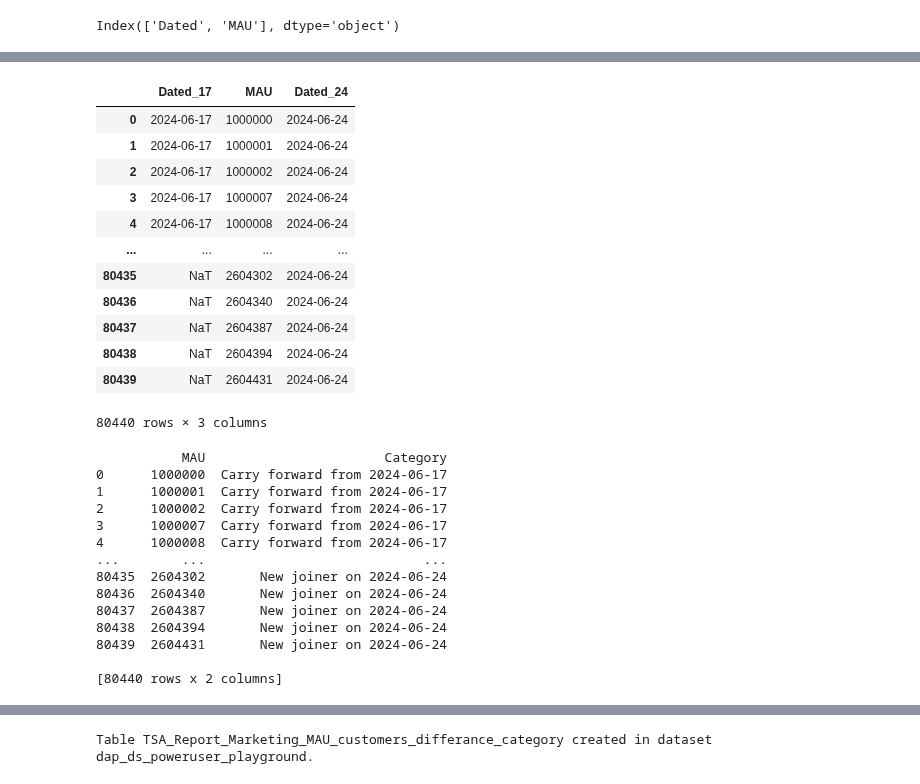
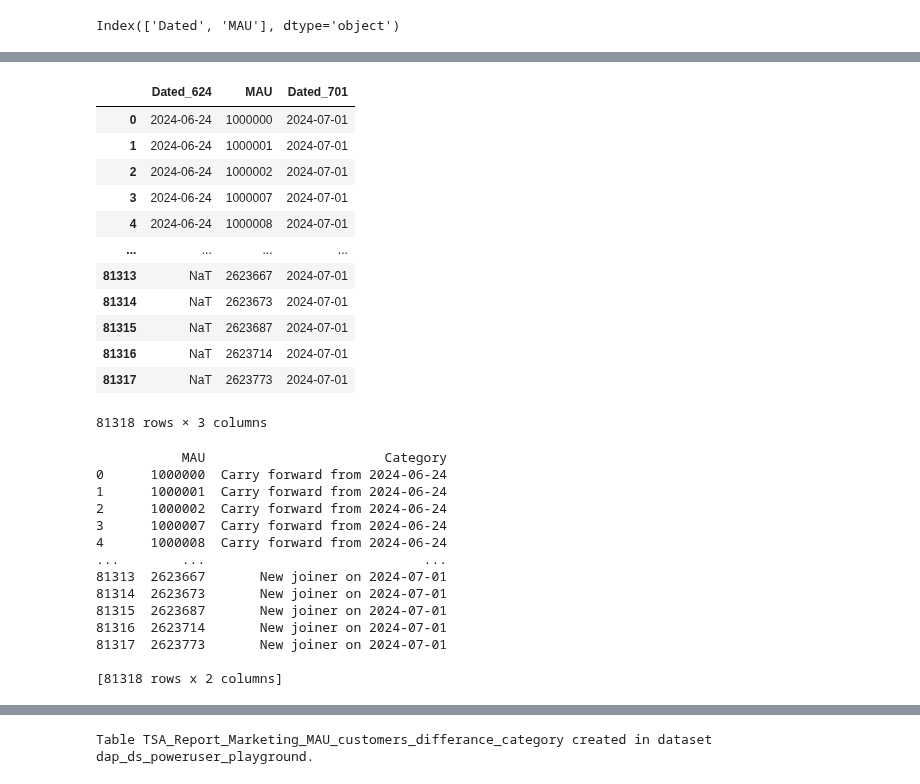
Before and after one commit to dchakroborti-tonik/MAU_MMAU_REPORT, a Jupyter notebook: TSA_REPORT_TEMPLATE_v2.ipynb, the cells around one changed output, grey strips where cells are left out. Cells and saved outputs as stored; diff of their text form; code cells hidden in the pictures.

```diff
--- a/TSA_REPORT_TEMPLATE_v2.ipynb
+++ b/TSA_REPORT_TEMPLATE_v2.ipynb
@@ -35,8 +35,8 @@ def get_week_start_dates(start_date, end_date):
         current_date += relativedelta(weeks=1)
     return week_start_dates
 
-start_date = datetime.date(2024, 6, 17)
-end_date = datetime.date(2024, 6, 23)
+start_date = datetime.date(2024, 7, 1)
+end_date = datetime.date(2024, 7, 7)
 
 week_start_dates = get_week_start_dates(start_date, end_date)
 print(week_start_dates)
@@ -723,4 +729,4 @@ df['Dated'] = pd.to_datetime(df['Dated'])
 # %%
 # Separate data into two dataframes based on date
-df_17 = df[df['Dated'] == '2024-06-17'].reset_index(drop=True)
-df_24 = df[df['Dated'] == '2024-06-24'].reset_index(drop=True)
+df_624 = df[df['Dated'] == '2024-06-24'].reset_index(drop=True)
+df_701 = df[df['Dated'] == '2024-07-01'].reset_index(drop=True)
@@ -727,30 +751,30 @@ df_24 = df[df['Dated'] == '2024-06-24'].reset_index(drop=True)
 # %%
 # Merge to find customers present on both dates
-merged = pd.merge(df_17, df_24, on='MAU', suffixes=('_17', '_24'), how='outer')
+merged = pd.merge(df_624, df_701, on='MAU', suffixes=('_624', '_701'), how='outer')
 merged
 # %% [output]
-|  | Dated_17 | MAU | Dated_24 |
-| 0 | 2024-06-17 | 1000000 | 2024-06-24 |
-| 1 | 2024-06-17 | 1000001 | 2024-06-24 |
-| 2 | 2024-06-17 | 1000002 | 2024-06-24 |
-| 3 | 2024-06-17 | 1000007 | 2024-06-24 |
-| 4 | 2024-06-17 | 1000008 | 2024-06-24 |
+|  | Dated_624 | MAU | Dated_701 |
+| 0 | 2024-06-24 | 1000000 | 2024-07-01 |
+| 1 | 2024-06-24 | 1000001 | 2024-07-01 |
+| 2 | 2024-06-24 | 1000002 | 2024-07-01 |
+| 3 | 2024-06-24 | 1000007 | 2024-07-01 |
+| 4 | 2024-06-24 | 1000008 | 2024-07-01 |
 | ... | ... | ... | ... |
-| 80435 | NaT | 2604302 | 2024-06-24 |
-| 80436 | NaT | 2604340 | 2024-06-24 |
-| 80437 | NaT | 2604387 | 2024-06-24 |
-| 80438 | NaT | 2604394 | 2024-06-24 |
-| 80439 | NaT | 2604431 | 2024-06-24 |
+| 81313 | NaT | 2623667 | 2024-07-01 |
+| 81314 | NaT | 2623673 | 2024-07-01 |
+| 81315 | NaT | 2623687 | 2024-07-01 |
+| 81316 | NaT | 2623714 | 2024-07-01 |
+| 81317 | NaT | 2623773 | 2024-07-01 |
-80440 rows × 3 columns
+81318 rows × 3 columns
 # %%
 # Function to categorize customer presence
 def categorize_presence(row):
-    if pd.isna(row['Dated_24']):
-        return 'Not available on 2024-06-24'
-    elif pd.isna(row['Dated_17']):
-        return 'New joiner on 2024-06-24'
+    if pd.isna(row['Dated_701']):
+        return 'Not available on 2024-07-01'
+    elif pd.isna(row['Dated_624']):
+        return 'New joiner on 2024-07-01'
     else:
-        return 'Carry forward from 2024-06-17'
+        return 'Carry forward from 2024-06-24'
 
 # Apply function to create category column
 merged['Category'] = merged.apply(categorize_presence, axis=1)
@@ -759,17 +783,17 @@ merged['Category'] = merged.apply(categorize_presence, axis=1)
 print(merged[['MAU', 'Category']])
 # %% [output]
            MAU                       Category
-0      1000000  Carry forward from 2024-06-17
-1      1000001  Carry forward from 2024-06-17
-2      1000002  Carry forward from 2024-06-17
-3      1000007  Carry forward from 2024-06-17
-4      1000008  Carry forward from 2024-06-17
+0      1000000  Carry forward from 2024-06-24
+1      1000001  Carry forward from 2024-06-24
+2      1000002  Carry forward from 2024-06-24
+3      1000007  Carry forward from 2024-06-24
+4      1000008  Carry forward from 2024-06-24
 ...        ...                            ...
-80435  2604302       New joiner on 2024-06-24
-80436  2604340       New joiner on 2024-06-24
-80437  2604387       New joiner on 2024-06-24
-80438  2604394       New joiner on 2024-06-24
-80439  2604431       New joiner on 2024-06-24
+81313  2623667       New joiner on 2024-07-01
+81314  2623673       New joiner on 2024-07-01
+81315  2623687       New joiner on 2024-07-01
+81316  2623714       New joiner on 2024-07-01
+81317  2623773       New joiner on 2024-07-01
 
-[80440 rows x 2 columns]
+[81318 rows x 2 columns]
 # %%
```
Also changed, not shown: parts of 26 cells of this notebook.
